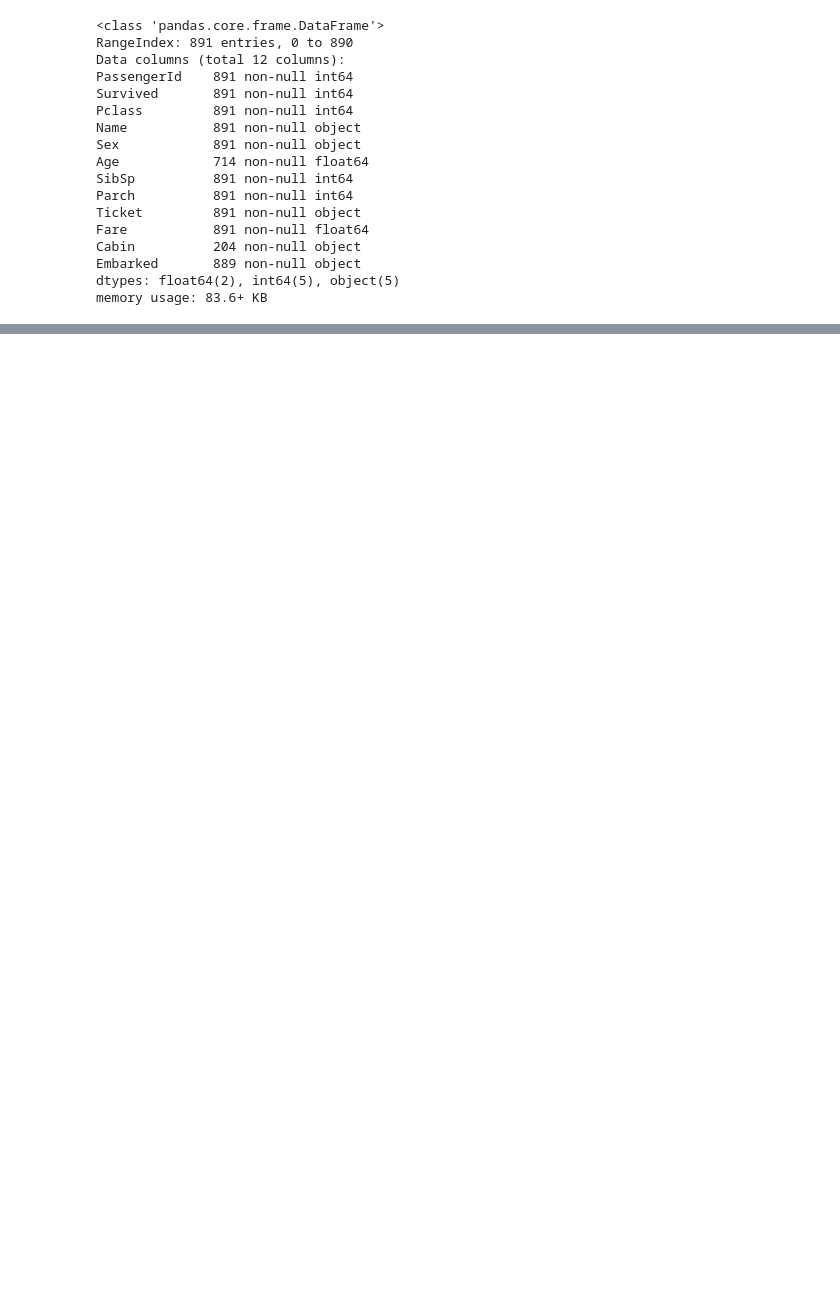
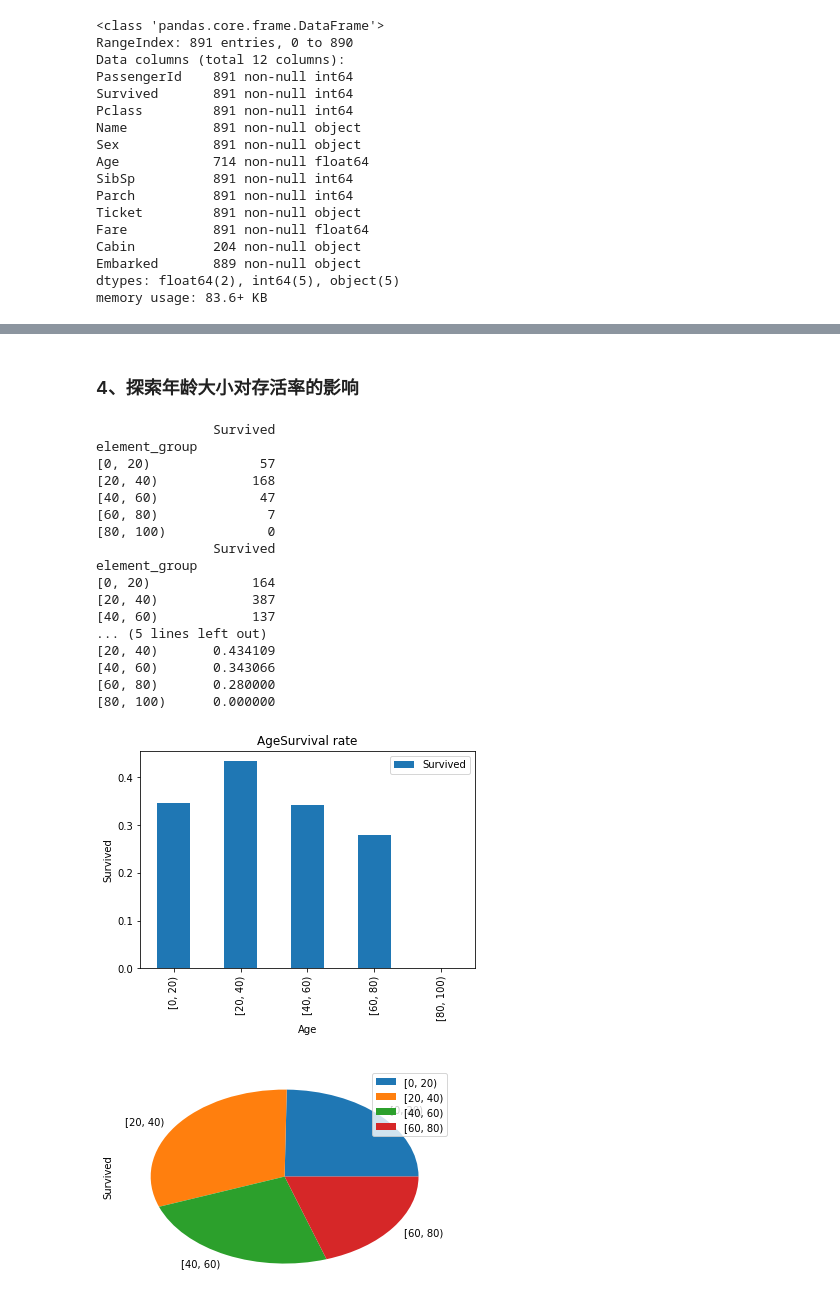
Before and after one commit to rongmax-gufei/udacity-mlnd-data-analysis, a Jupyter notebook: titanic_survival_exploration.ipynb, the cells around one changed output, grey strips where cells are left out. Drawn from its saved outputs; the diff is of its cells as text; code cells hidden in the pictures; blank space fills up the shorter version.

```diff
--- a/titanic_survival_exploration.ipynb
+++ b/titanic_survival_exploration.ipynb
@@ -62,0 +126,36 @@ memory usage: 83.6+ KB
+# %%
+# 判断区间元素对存活率的影响,删除当前元素缺失值
+def section_influence(survived, element, lim):
+    # 判断区间元素对存活率的影响
+    # 分组
+    def cla(n, lim):
+        if n == 0:
+            return 'unknown'
+        return '[%d, %d)' % (lim * (n // lim), lim * (n // lim) + lim)
+
+    survived_section = titanic_data[[survived, element]].dropna()
+
+    section_group = pd.DataFrame({
+        'element_group': [cla(section, lim) for section in survived_section[element]]
+    })
+
+    groupby_section = pd.concat([titanic_data['Survived'], section_group], axis=1)
+
+    groupby_element = groupby_section.groupby('element_group')
+    total_groupby_element = groupby_element.count()
+    survived_groupby_element = groupby_element.sum()
+
+    # 分组的生还人数
+    print(survived_groupby_element)
+    # 分组的总人数
+    print(total_groupby_element)
+    # 分组的生还率
+    survived_rate_element = survived_groupby_element / total_groupby_element
+    print(survived_rate_element)
+    # 直方图分组的生还率
+    survived_rate_element.plot(kind='bar')
+    plt.title(element + 'Survival rate')
+    plt.xlabel(element)
+    plt.ylabel(survived)
+    survived_rate_element.plot(kind='pie',subplots=True)
+    plt.show()
@@ -62,0 +254,24 @@ memory usage: 83.6+ KB
+# %% [markdown]
+### 4、探索年龄大小对存活率的影响
+# %%
+section_influence('Survived', 'Age', 20)
+# %% [output]
+               Survived
+element_group
+[0, 20)              57
+[20, 40)            168
+[40, 60)             47
+[60, 80)              7
+[80, 100)             0
+               Survived
+element_group
+[0, 20)             164
+[20, 40)            387
+[40, 60)            137
+... (5 lines left out)
+[20, 40)       0.434109
+[40, 60)       0.343066
+[60, 80)       0.280000
+[80, 100)      0.000000
+[figure, added]
+[figure, added]
```
Also changed, not shown: parts of 34 cells of this notebook.
